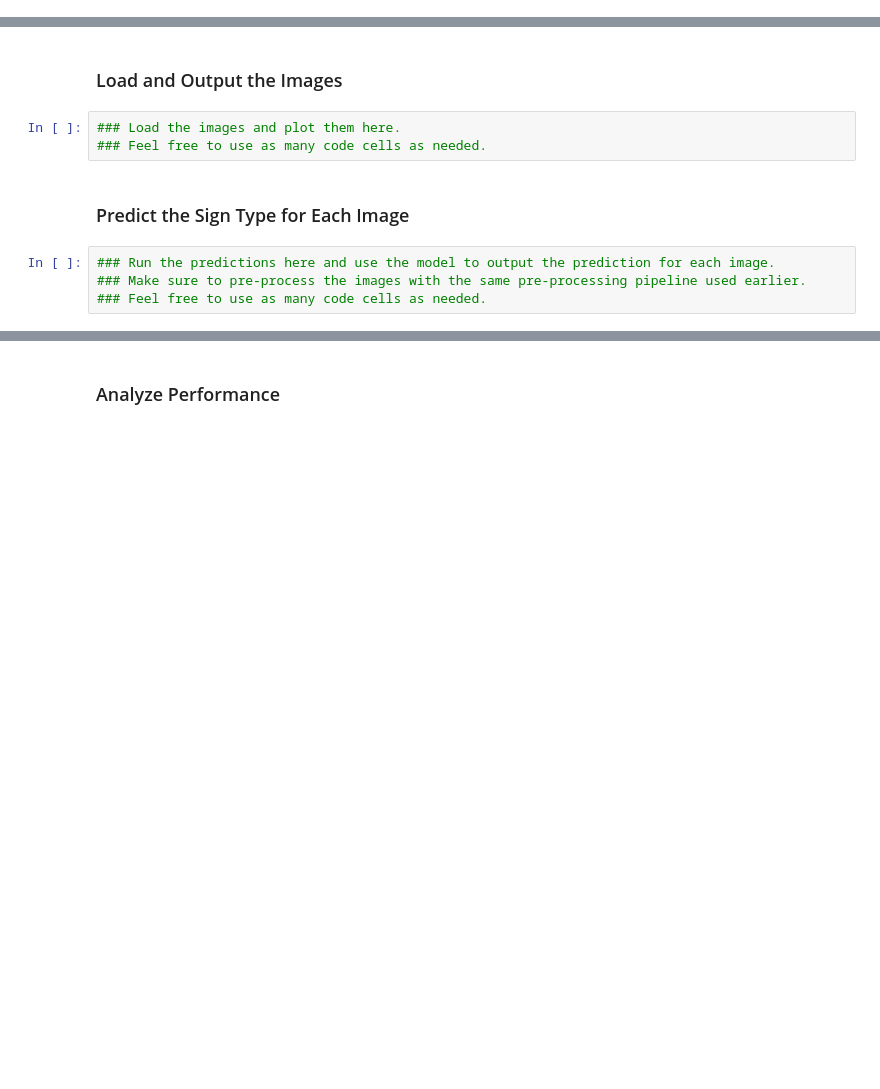
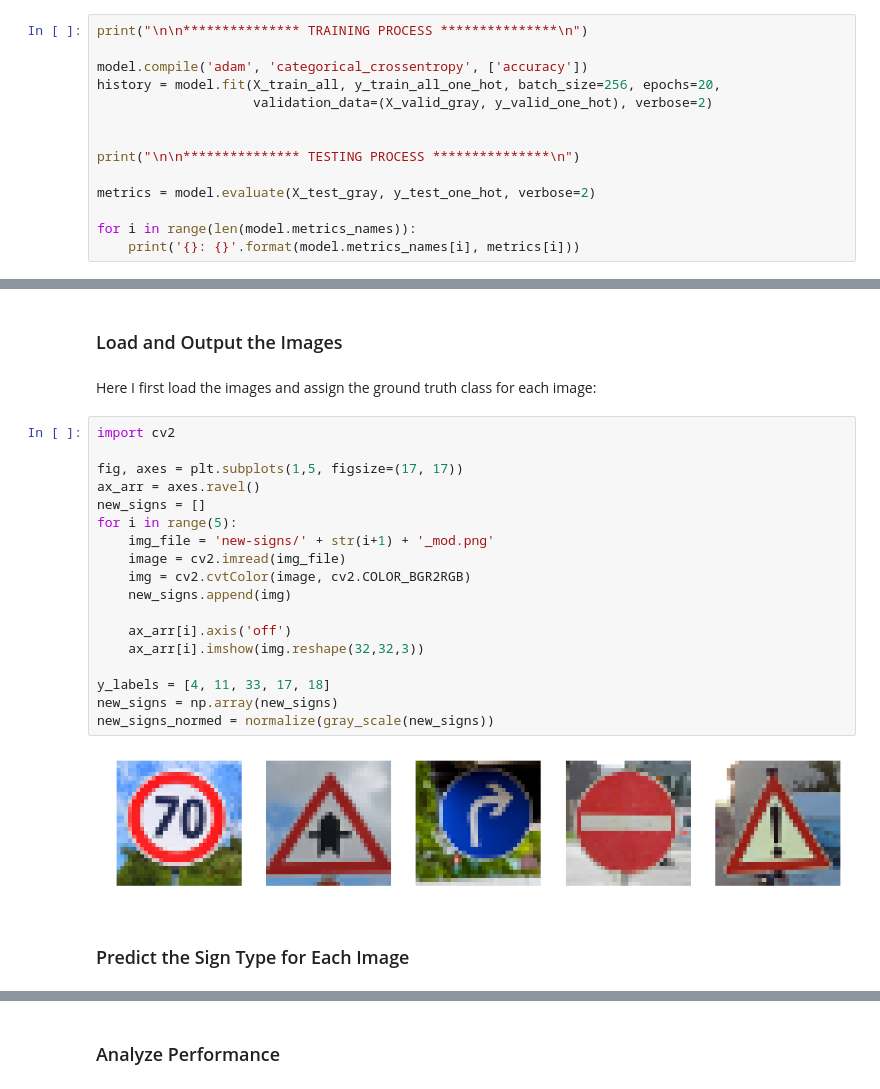
Before and after one commit to phuongdao1/self-driving-car, a Jupyter notebook: CarND-Traffic-Sign-Classifier-Project/Traffic_Sign_Classifier.ipynb, the cells around one changed output, grey strips where cells are left out. Drawn from its saved outputs; the diff is of its cells as text; blank space fills up the shorter version.

```diff
--- a/CarND-Traffic-Sign-Classifier-Project/Traffic_Sign_Classifier.ipynb
+++ b/CarND-Traffic-Sign-Classifier-Project/Traffic_Sign_Classifier.ipynb
@@ -209,0 +325,14 @@ You may find `signnames.csv` useful as it contains mappings from the class id (i
+# %%
+print("\n\n*************** TRAINING PROCESS ***************\n")
+
+model.compile('adam', 'categorical_crossentropy', ['accuracy'])
+history = model.fit(X_train_all, y_train_all_one_hot, batch_size=256, epochs=20,
+                    validation_data=(X_valid_gray, y_valid_one_hot), verbose=2)
+
+
+print("\n\n*************** TESTING PROCESS ***************\n")
+
+metrics = model.evaluate(X_test_gray, y_test_one_hot, verbose=2)
+
+for i in range(len(model.metrics_names)):
+    print('{}: {}'.format(model.metrics_names[i], metrics[i]))
@@ -210,11 +365,26 @@ You may find `signnames.csv` useful as it contains mappings from the class id (i
 # %% [markdown]
 ### Load and Output the Images
-# %%
-### Load the images and plot them here.
-### Feel free to use as many code cells as needed.
+# %% [markdown]
+Here I first load the images and assign the ground truth class for each image:
+# %%
+import cv2
+
+fig, axes = plt.subplots(1,5, figsize=(17, 17))
+ax_arr = axes.ravel()
+new_signs = []
+for i in range(5):
+    img_file = 'new-signs/' + str(i+1) + '_mod.png'
+    image = cv2.imread(img_file)
+    img = cv2.cvtColor(image, cv2.COLOR_BGR2RGB)
+    new_signs.append(img)
+
+    ax_arr[i].axis('off')
+    ax_arr[i].imshow(img.reshape(32,32,3))
+
+y_labels = [4, 11, 33, 17, 18]
+new_signs = np.array(new_signs)
+new_signs_normed = normalize(gray_scale(new_signs))
+# %% [output]
+[figure, added]
 # %% [markdown]
 ### Predict the Sign Type for Each Image
-# %%
-### Run the predictions here and use the model to output the prediction for each image.
-### Make sure to pre-process the images with the same pre-processing pipeline used earlier.
-### Feel free to use as many code cells as needed.
```
Also changed, not shown: parts of 41 cells of this notebook, 11 other files.
